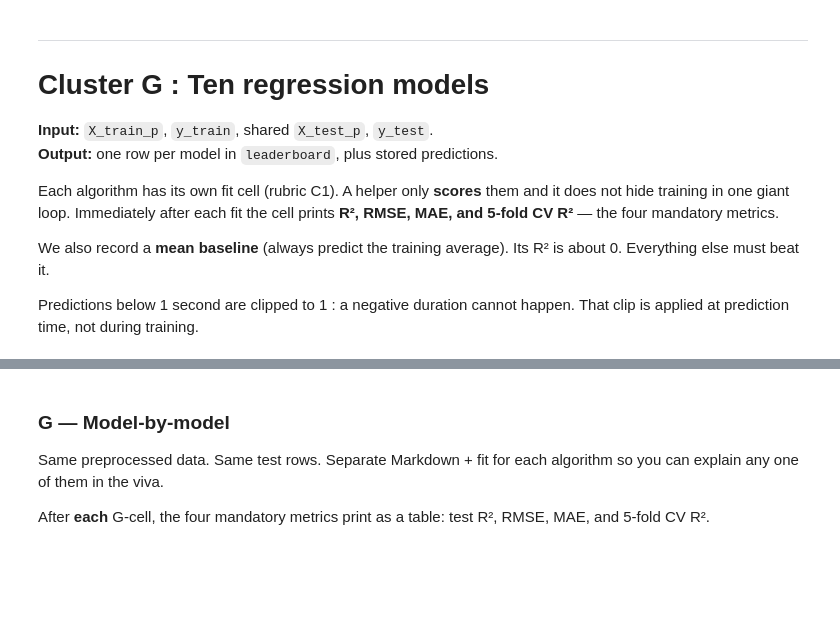
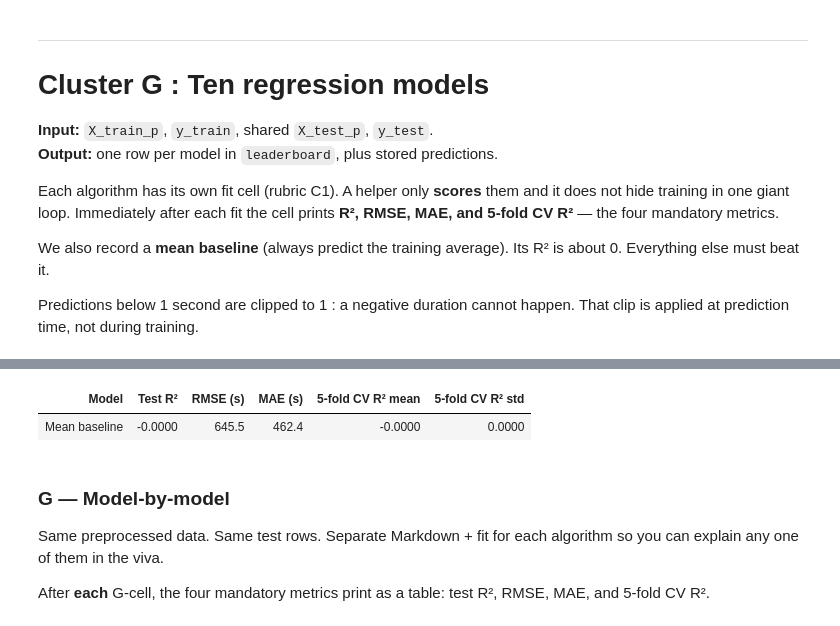
Before and after one commit to BETTlM/Sem5MachineLearning, a Jupyter notebook: notebooks/regression.ipynb, the cells around one changed output, grey strips where cells are left out. Drawn from its saved outputs; the diff is of its cells as text; code cells hidden in the pictures; blank space fills up the shorter version.

```diff
--- a/notebooks/regression.ipynb
+++ b/notebooks/regression.ipynb
@@ -913,7 +945,7 @@ def metrics_dict(name, y_true, y_pred, train_rows, seconds, cv_scores=None):
     if cv_scores is not None:
         row["CV R2 mean"] = float(np.mean(cv_scores))
         row["CV R2 std"] = float(np.std(cv_scores))
-        row["CV folds"] = np.round(cv_scores, 4)
+        row["CV folds"] = np.round(cv_scores, 4).tolist()
     return row
 
 
@@ -1054,6 +1086,92 @@ def show_all_metrics_table(title="All models — mandatory metrics"):
     return frame
 
 
+def _unwrap_estimator(model):
+    if isinstance(model, TransformedTargetRegressor):
+        return model.regressor
+    if isinstance(model, Pipeline):
+        return model.named_steps.get("lin", list(model.named_steps.values())[-1])
+    return model
+
+
+def plot_model_result(name, model, y_pred, y_true=None, row=None):
+    """One PNG per algorithm: diagnostic plot on top, mandatory metrics table below."""
+    y_true_arr = np.asarray(y_test if y_true is None else y_true)
+    inner = _unwrap_estimator(model)
+    color = sns.color_palette("colorblind")[0]
+    coef = getattr(inner, "coef_", None)
+    imp = getattr(inner, "feature_importances_", None)
+    names = np.asarray(feature_names)
+
+    fig = plt.figure(figsize=(10.5, 7.2))
+    gs = fig.add_gridspec(2, 1, height_ratios=[3.6, 1.0], hspace=0.38)
+    ax = fig.add_subplot(gs[0])
+    ax_table = fig.add_subplot(gs[1])
+    ax_table.axis("off")
+
+    if coef is not None and np.ndim(coef) == 1 and len(coef) == len(names):
+        series = pd.Series(coef, index=names).sort_values(key=np.abs)
+        series.tail(12).plot(kind="barh", ax=ax, color=color)
+        ax.axvline(0, color="black", lw=0.8)
+        ax.set_title(f"{name} — coefficients")
+        ax.set_xlabel("Coefficient (seconds per 1 SD of the feature)")
+    elif imp is not None and len(np.asarray(imp)) == len(names):
+        series = pd.Series(np.asarray(imp), index=names).sort_values()
+        series.tail(12).plot(kind="barh", ax=ax, color=color)
+        ax.set_title(f"{name} — feature importance")
+        ax.set_xlabel("Importance")
+    else:
+        rng = np.random.default_rng(RANDOM_STATE)
+        n = min(8_000, len(y_true_arr))
+        idx = rng.choice(len(y_true_arr), size=n, replace=False)
+        ax.scatter(y_true_arr[idx], y_pred[idx], alpha=0.18, s=8, color=color)
+        lo = float(min(y_true_arr[idx].min(), y_pred[idx].min()))
+        hi = float(max(y_true_arr[idx].max(), y_pred[idx].max()))
+        ax.plot([lo, hi], [lo, hi], color="black", lw=1)
+        ax.set_xlabel("Actual duration (seconds)")
+        ax.set_ylabel("Predicted duration (seconds)")
+        ax.set_title(f"{name} — predicted vs actual")
+
+    metrics = row or {}
+    col_labels = [
+        "Model",
+        "Test R²",
+        "RMSE (s)",
+        "MAE (s)",
+        "5-fold CV R² mean",
+        "5-fold CV R² std",
+    ]
+    cell_text = [
+        [
+            name,
+            f"{metrics.get('R2', float('nan')):.4f}",
+            f"{metrics.get('RMSE', float('nan')):.1f}",
+            f"{metrics.get('MAE', float('nan')):.1f}",
+            f"{metrics.get('CV R2 mean', float('nan')):.4f}",
+            f"{metrics.get('CV R2 std', float('nan')):.4f}",
+        ]
+    ]
+    table = ax_table.table(
+        cellText=cell_text,
+        colLabels=col_labels,
+        loc="center",
+        cellLoc="center",
+    )
+    table.auto_set_font_size(False)
+    table.set_fontsize(9)
+    table.scale(1.0, 1.85)
+    for (row_i, col_i), cell in table.get_celld().items():
+        cell.set_edgecolor("#c5c5c5")
+        if row_i == 0:
+            cell.set_facecolor("#2f2f2f")
+            cell.set_text_props(color="white", weight="bold")
+        else:
+            cell.set_facecolor("#f4f4f4")
+    ax_table.set_title("Mandatory metrics (shared test set)", fontsize=11, pad=8)
+
+    finalise(fig, name=f"{name} result")
+
+
 def evaluate(name, model, X_tr, y_tr, X_te=X_test_p, y_te=y_test, store=True):
     progress("fitting", f"{name}  on {len(X_tr):,} rows")
     t0 = time.perf_counter()
@@ -1062,7 +1180,6 @@ def evaluate(name, model, X_tr, y_tr, X_te=X_test_p, y_te=y_test, store=True):
     y_pred = np.clip(model.predict(X_te), 1, None)
     scores = five_fold_r2(model, X_tr, y_tr, name)
     row = metrics_dict(name, y_te, y_pred, len(X_tr), fit_s, scores)
-    show_mandatory_metrics(name, row)
     progress(
         "done",
         f"{name}  R2={row['R2']:.4f}  RMSE={row['RMSE']:.1f}s  MAE={row['MAE']:.1f}s  "
@@ -1073,6 +1190,8 @@ def evaluate(name, model, X_tr, y_tr, X_te=X_test_p, y_te=y_test, store=True):
         predictions[name] = y_pred
         fitted_models[name] = model
         cv_folds[name] = scores
+        plot_model_result(name, model, y_pred, y_te, row=row)
+    show_mandatory_metrics(name, row)
     return model, y_pred, row
 
 
@@ -1097,3 +1230,5 @@ Mean baseline                     R2=-0.0000  RMSE=645.5s  MAE=462.4s
+| Model | Test R² | RMSE (s) | MAE (s) | 5-fold CV R² mean | 5-fold CV R² std |
+| Mean baseline | -0.0000 | 645.5 | 462.4 | -0.0000 | 0.0000 |
 # %%
 def subset_train(max_rows, seed=RANDOM_STATE):
     """Reproducible subset of the processed training matrix."""
```
Also changed, not shown: parts of 33 cells of this notebook, 27 other files.
